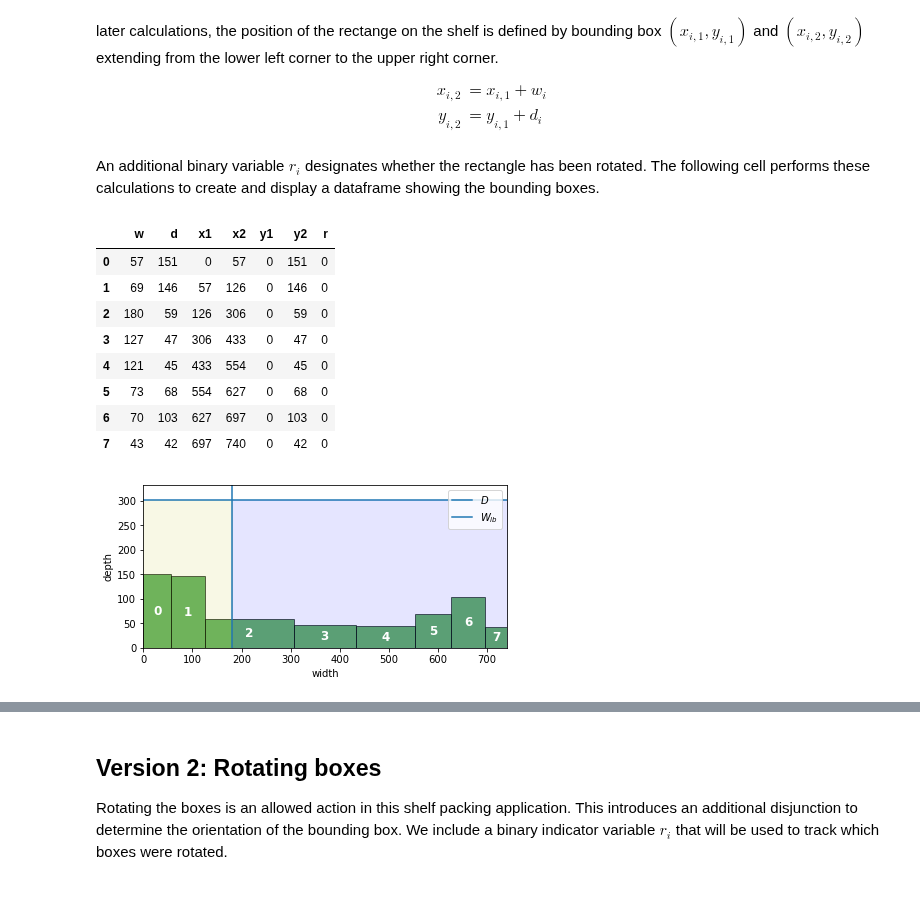
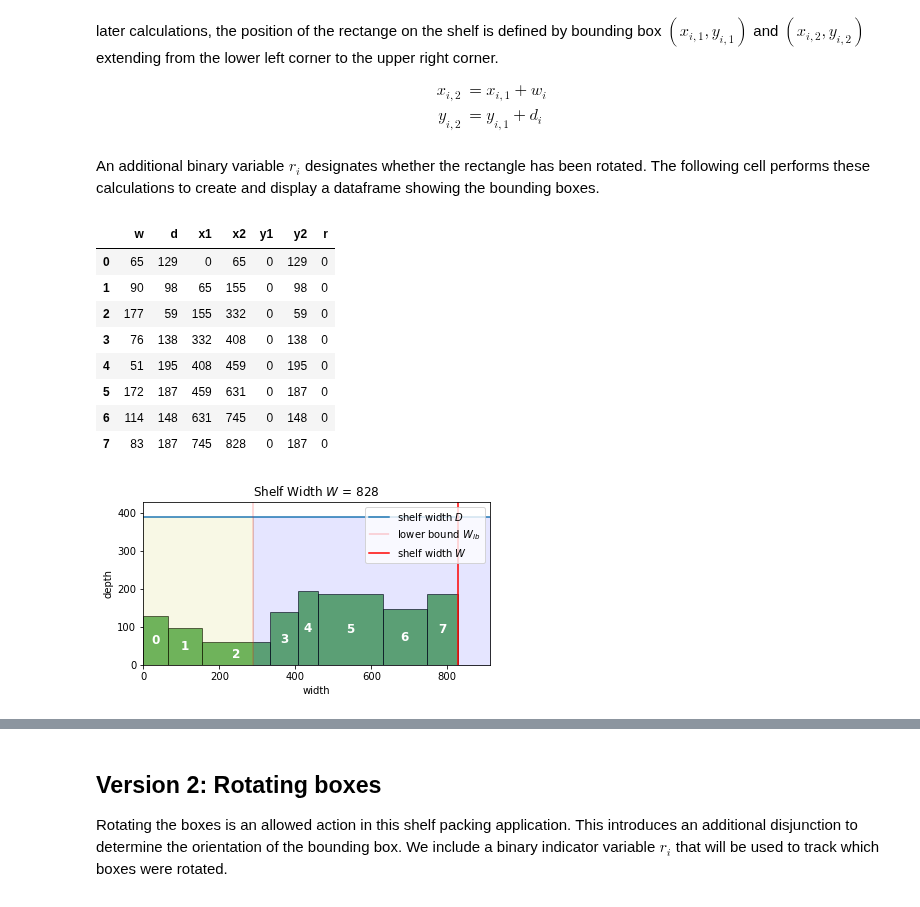
Before and after one commit to mobook/MO-book, a Jupyter notebook: _build/jupyter_execute/notebooks/03/03.04-Strip-Packing.ipynb, the cells around one changed output, grey strips where cells are left out. Saved outputs shown, nothing was run; the diff lists cells and outputs as text; code cells hidden in the pictures.

```diff
--- a/_build/jupyter_execute/notebooks/03/03.04-Strip-Packing.ipynb
+++ b/_build/jupyter_execute/notebooks/03/03.04-Strip-Packing.ipynb
@@ -91,45 +91,47 @@ def pack_boxes_V0(boxes):
     soln["y2"] = soln["d"]
     soln["r"] = 0
     return soln
 
 def show_boxes(boxes, D):
     fig, ax = plt.subplots(1, 1, figsize=(12, 3))
     for i, x, y, w, h, r in zip(boxes.index, boxes["x1"], boxes["y1"],
                                 boxes["w"], boxes["d"], boxes["r"]):
         c = "g"
         if r == 1:
             h, w = w, h
             c = "r"
         ax.add_patch(Rectangle((x, y), w, h, edgecolor="k", facecolor=c, alpha=0.6))
         ax.annotate(i, (x + w/2, y + h/2), color="w", weight="bold",
                     fontsize=12, ha="center", va="center")
 
     W_lb = (boxes["w"]*boxes["d"]).sum()/D
-    ax.set_xlim(0, boxes["w"].sum())
+    ax.set_xlim(0, 1.1*boxes["w"].sum())
     ax.set_ylim(0, D*1.1)
-    ax.axhline(D, label="$D$")
-    ax.axvline(W_lb, label="$W_{lb}$")
+    ax.axhline(D, label="shelf width $D$")
+    ax.axvline(W_lb, label="lower bound $W_{lb}$", color="r", lw=0.3)
+    ax.axvline(boxes["x2"].max(), label="shelf width $W$", color="r")
     ax.fill_between([W_lb, ax.get_xlim()[1]], [D, D], color="b", alpha=0.1)
     ax.fill_between([0, W_lb], [D, D], color="y", alpha=0.1)
+    ax.set_title(f"Shelf Width $W$ = {boxes['x2'].max():.0f}")
     ax.set_xlabel("width")
     ax.set_ylabel("depth")
     ax.set_aspect('equal')
     ax.legend(loc="upper right")
 
 soln = pack_boxes_V0(boxes)
 display(soln)
 show_boxes(soln, D)
 # %% [output]
 |  | w | d | x1 | x2 | y1 | y2 | r |
-| 0 | 57 | 151 | 0 | 57 | 0 | 151 | 0 |
-| 1 | 69 | 146 | 57 | 126 | 0 | 146 | 0 |
-| 2 | 180 | 59 | 126 | 306 | 0 | 59 | 0 |
-| 3 | 127 | 47 | 306 | 433 | 0 | 47 | 0 |
-| 4 | 121 | 45 | 433 | 554 | 0 | 45 | 0 |
-| 5 | 73 | 68 | 554 | 627 | 0 | 68 | 0 |
-| 6 | 70 | 103 | 627 | 697 | 0 | 103 | 0 |
-| 7 | 43 | 42 | 697 | 740 | 0 | 42 | 0 |
+| 0 | 65 | 129 | 0 | 65 | 0 | 129 | 0 |
+| 1 | 90 | 98 | 65 | 155 | 0 | 98 | 0 |
+| 2 | 177 | 59 | 155 | 332 | 0 | 59 | 0 |
+| 3 | 76 | 138 | 332 | 408 | 0 | 138 | 0 |
+| 4 | 51 | 195 | 408 | 459 | 0 | 195 | 0 |
+| 5 | 172 | 187 | 459 | 631 | 0 | 187 | 0 |
+| 6 | 114 | 148 | 631 | 745 | 0 | 148 | 0 |
+| 7 | 83 | 187 | 745 | 828 | 0 | 187 | 0 |
-[figure, old version]
+[figure, new version]
 # %% [markdown]
 ## Version 1: A Pyomo model to line up the boxes
 
```
Also changed, not shown: parts of 6 cells of this notebook, 17 other files.
